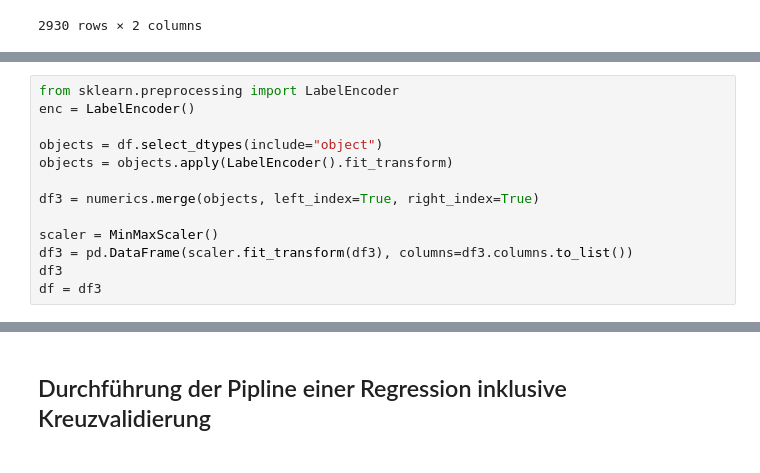
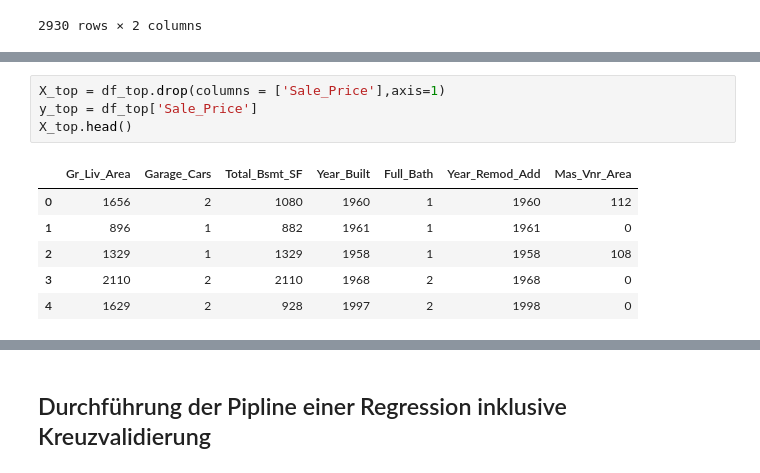
Before and after one commit to NICFRU/Advance-Machine-Learning, a Jupyter notebook: Bonus 1/Bonus1.ipynb, the cells around one changed output, grey strips where cells are left out. Saved outputs shown, nothing was run; the diff lists cells and outputs as text.

```diff
--- a/Bonus 1/Bonus1.ipynb
+++ b/Bonus 1/Bonus1.ipynb
@@ -152,13 +138,11 @@ numerics
-# %%
-from sklearn.preprocessing import LabelEncoder
-enc = LabelEncoder()
-
-objects = df.select_dtypes(include="object")
-objects = objects.apply(LabelEncoder().fit_transform)
-
-df3 = numerics.merge(objects, left_index=True, right_index=True)
-
-scaler = MinMaxScaler()
-df3 = pd.DataFrame(scaler.fit_transform(df3), columns=df3.columns.to_list())
-df3
-df = df3
+# %%
+X_top = df_top.drop(columns = ['Sale_Price'],axis=1)
+y_top = df_top['Sale_Price']
+X_top.head()
+# %% [output]
+|  | Gr_Liv_Area | Garage_Cars | Total_Bsmt_SF | Year_Built | Full_Bath | Year_Remod_Add | Mas_Vnr_Area |
+| 0 | 1656 | 2 | 1080 | 1960 | 1 | 1960 | 112 |
+| 1 | 896 | 1 | 882 | 1961 | 1 | 1961 | 0 |
+| 2 | 1329 | 1 | 1329 | 1958 | 1 | 1958 | 108 |
+| 3 | 2110 | 2 | 2110 | 1968 | 2 | 1968 | 0 |
+| 4 | 1629 | 2 | 928 | 1997 | 2 | 1998 | 0 |
```
Also changed, not shown: parts of 29 cells of this notebook.
